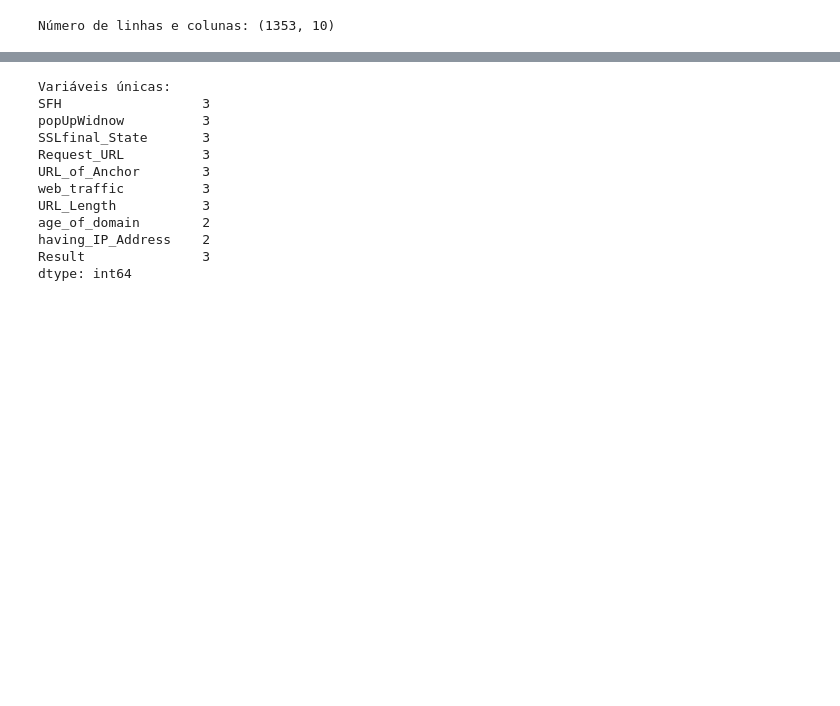
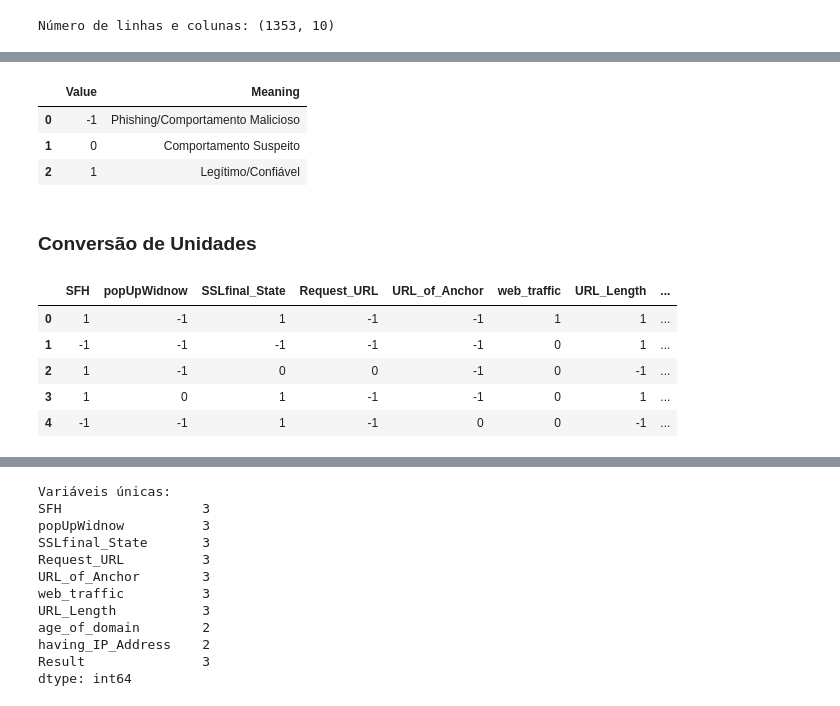
Before and after one commit to Jotape003/Trabalho-ML, a Jupyter notebook: phishingData.ipynb, the cells around one changed output, grey strips where cells are left out. Saved outputs shown, nothing was run; the diff lists cells and outputs as text; code cells hidden in the pictures; blank space fills up the shorter version.

```diff
--- a/phishingData.ipynb
+++ b/phishingData.ipynb
@@ -80,0 +77,11 @@ Primeiras 5 linhas:
+# %%
+data = pd.read_json("metadata/target_description.json")
+df_features = pd.DataFrame(data)
+df_features
+# %% [output]
+|  | Value | Meaning |
+| 0 | -1 | Phishing/Comportamento Malicioso |
+| 1 | 0 | Comportamento Suspeito |
+| 2 | 1 | Legítimo/Confiável |
+# %% [markdown]
+### Conversão de Unidades
@@ -80,0 +92,10 @@ Primeiras 5 linhas:
+# %%
+# Exibe novamente os dados em inteiros
+df.head()
+# %% [output]
+|  | SFH | popUpWidnow | SSLfinal_State | Request_URL | URL_of_Anchor | web_traffic | URL_Length | ... |
+| 0 | 1 | -1 | 1 | -1 | -1 | 1 | 1 | ... |
+| 1 | -1 | -1 | -1 | -1 | -1 | 0 | 1 | ... |
+| 2 | 1 | -1 | 0 | 0 | -1 | 0 | -1 | ... |
+| 3 | 1 | 0 | 1 | -1 | -1 | 0 | 1 | ... |
+| 4 | -1 | -1 | 1 | -1 | 0 | 0 | -1 | ... |
```
Also changed, not shown: parts of 17 cells of this notebook, 2 other files.
